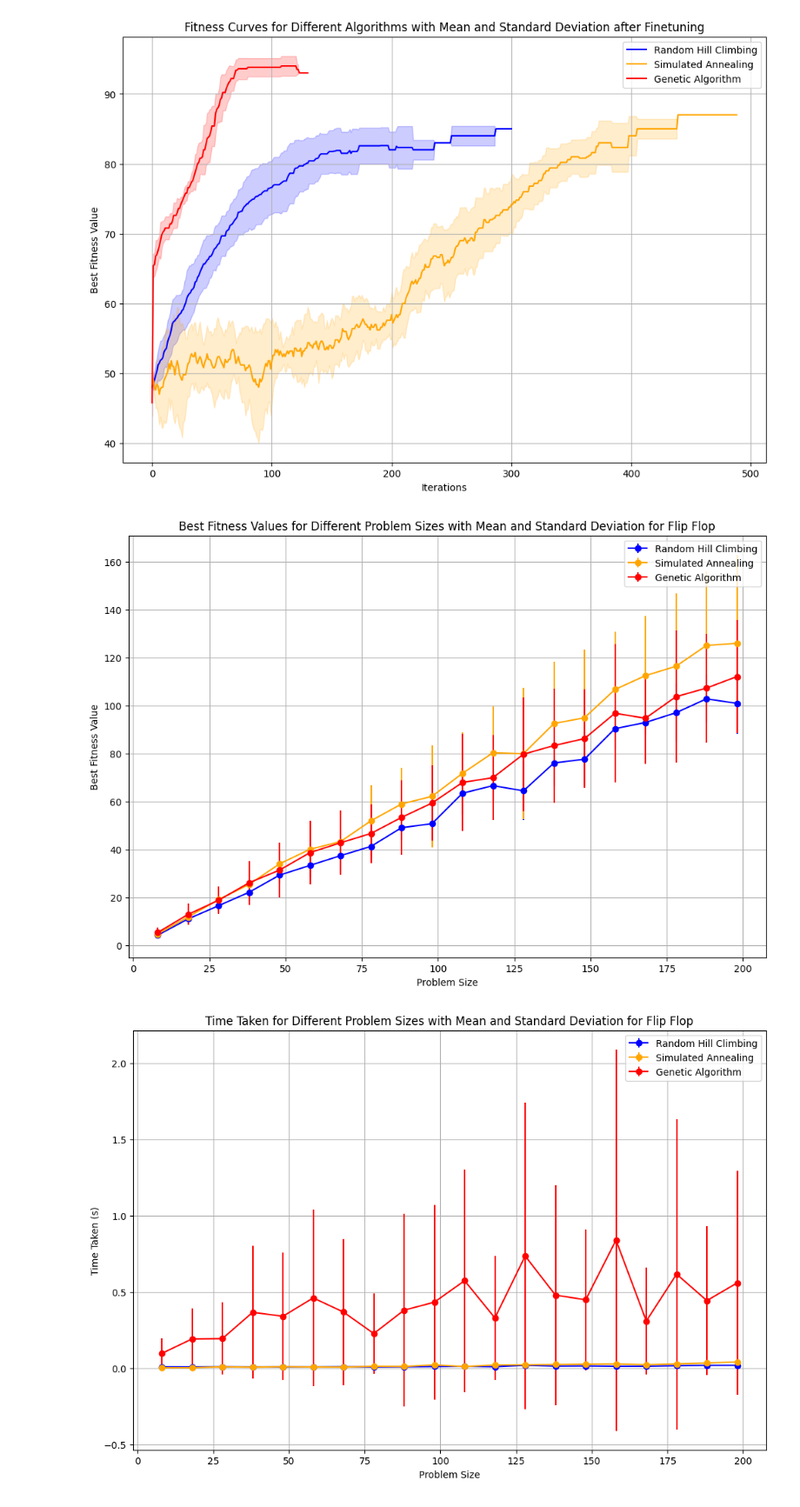
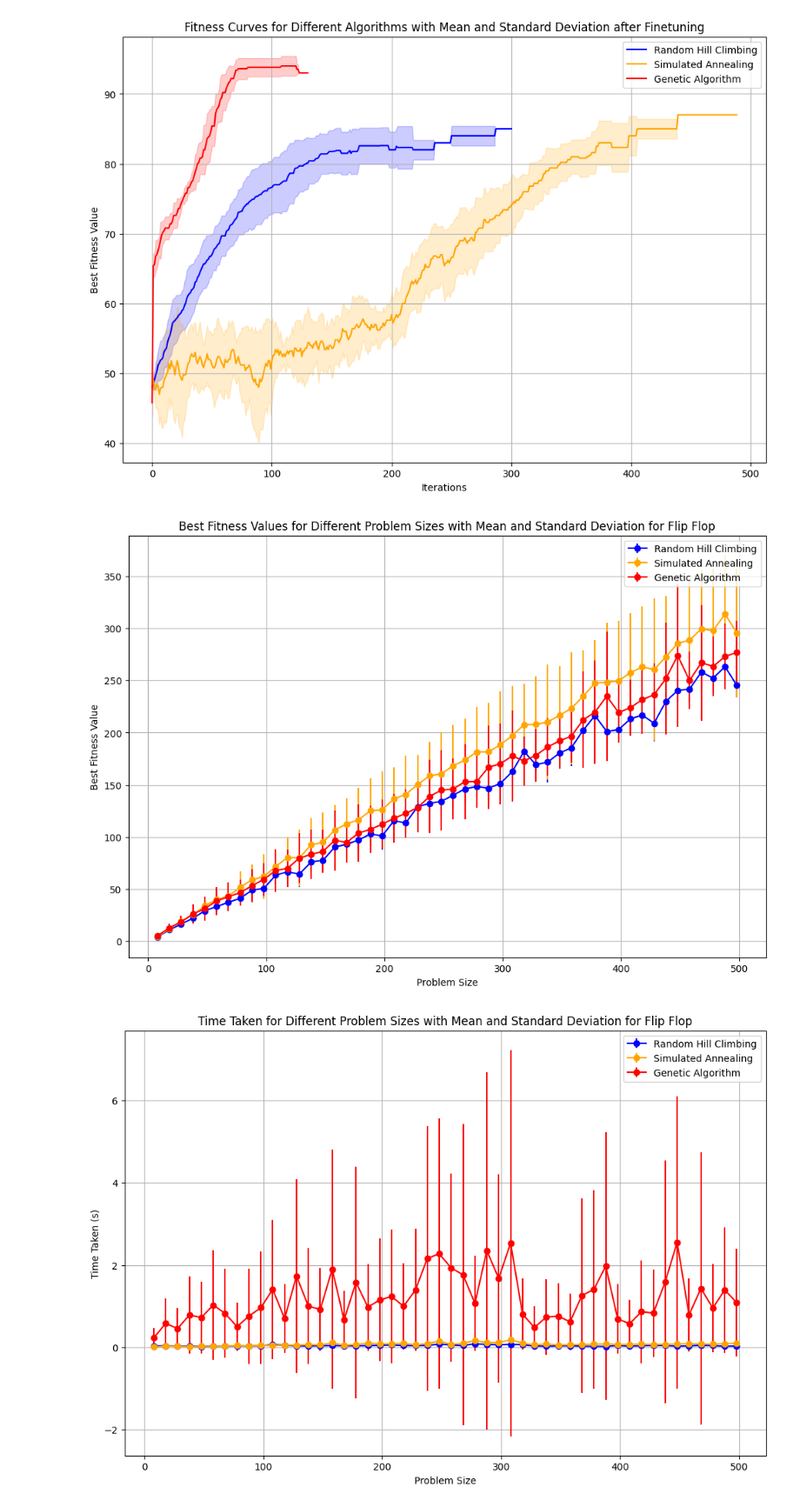
Before and after one commit to ankitrahejagatech/7641HW2, a Jupyter notebook: flipflopHW2.ipynb, the cells around one changed output. Shown at 87% size. Saved outputs shown, nothing was run; the diff lists cells and outputs as text; code cells hidden in the pictures.

```diff
--- a/flipflopHW2.ipynb
+++ b/flipflopHW2.ipynb
@@ -738,7 +738,7 @@ def run_ga(problem, init_state_var):
         ga_results.append((ga_run_stats, ga_run_curves))
     return ga_results
 
-problem_lengths = list(range(8, 200, 10))
+problem_lengths = list(range(8, 500, 10))
 
 all_rhc_results = []
 all_sa_results = []
@@ -779,32 +779,62 @@ plot_results(combined_sa_stats, 'Simulated Annealing', 'orange')
 plot_results(combined_ga_stats, 'Genetic Algorithm', 'red')
 
 plt.xlabel('Problem Size')
 plt.ylabel('Best Fitness Value')
 plt.title('Best Fitness Values for Different Problem Sizes with Mean and Standard Deviation for Flip Flop')
 plt.legend()
 plt.grid(True)
 plt.savefig('FitnessvaluefordifferentproblemsizesforFlipFlop', dpi=300)
 plt.show()
 #locked
 
 def plot_time_results(combined_stats, algorithm_name, color):
     mean_time = [stats['Time'].mean() for stats in combined_stats]
     std_time = [stats['Time'].std() for stats in combined_stats]
 
     plt.errorbar(problem_lengths, mean_time, yerr=std_time, fmt='-o', label=f'{algorithm_name}', color=color)
 
 plt.figure(figsize=(12, 8))
 plot_time_results(combined_rhc_stats, 'Random Hill Climbing', 'blue')
 plot_time_results(combined_sa_stats, 'Simulated Annealing', 'orange')
 plot_time_results(combined_ga_stats, 'Genetic Algorithm', 'red')
 
 plt.xlabel('Problem Size')
 plt.ylabel('Time Taken (s)')
 plt.title('Time Taken for Different Problem Sizes with Mean and Standard Deviation for Flip Flop')
 plt.legend()
 plt.grid(True)
 plt.savefig('TimeTakenForDifferentProblemSizesForFlipFlop', dpi=300)
 plt.show()
+
+
+combined_rhc_stats = pd.concat(combined_rhc_stats)
+combined_rhc_curves = pd.concat(combined_rhc_curves)
+combined_sa_stats = pd.concat(combined_sa_stats)
+combined_sa_curves = pd.concat(combined_sa_curves)
+combined_ga_stats = pd.concat(combined_ga_stats)
+combined_ga_curves = pd.concat(combined_ga_curves)
+
+# Plot results for fitness vs fevals
+def plot_fitness_vs_fevals(combined_curves, algorithm_name, color):
+    fitness_mean = combined_curves.groupby('Fitness')['FEvals'].mean()
+    fitness_std = combined_curves.groupby('Fitness')['FEvals'].std()
+
+    plt.plot(fitness_mean.index, fitness_mean, label=f'{algorithm_name}', color=color)
+    plt.fill_between(fitness_mean.index, fitness_mean - fitness_std,
+                     fitness_mean + fitness_std, color=color, alpha=0.2)
+
+plt.figure(figsize=(12, 8))
+plot_fitness_vs_fevals(combined_rhc_curves, 'Random Hill Climbing', 'blue')
+plot_fitness_vs_fevals(combined_sa_curves, 'Simulated Annealing', 'orange')
+plot_fitness_vs_fevals(combined_ga_curves, 'Genetic Algorithm', 'red')
+
+plt.ylabel('Function Evaluations (FEvals)')
+plt.xlabel('Fitness')
+plt.title('FEvals vs Fitness for Different Algorithms with Mean and Standard Deviation')
+plt.legend()
+plt.grid(True)
+plt.savefig('FEvalsVsFitness', dpi=300)
+plt.show()
 # %% [output]
-[figure, old version]
+[figure, new version]
-[figure, old version]
+[figure, new version]
```
Also changed, not shown: parts of 5 cells of this notebook, 32 other files.
